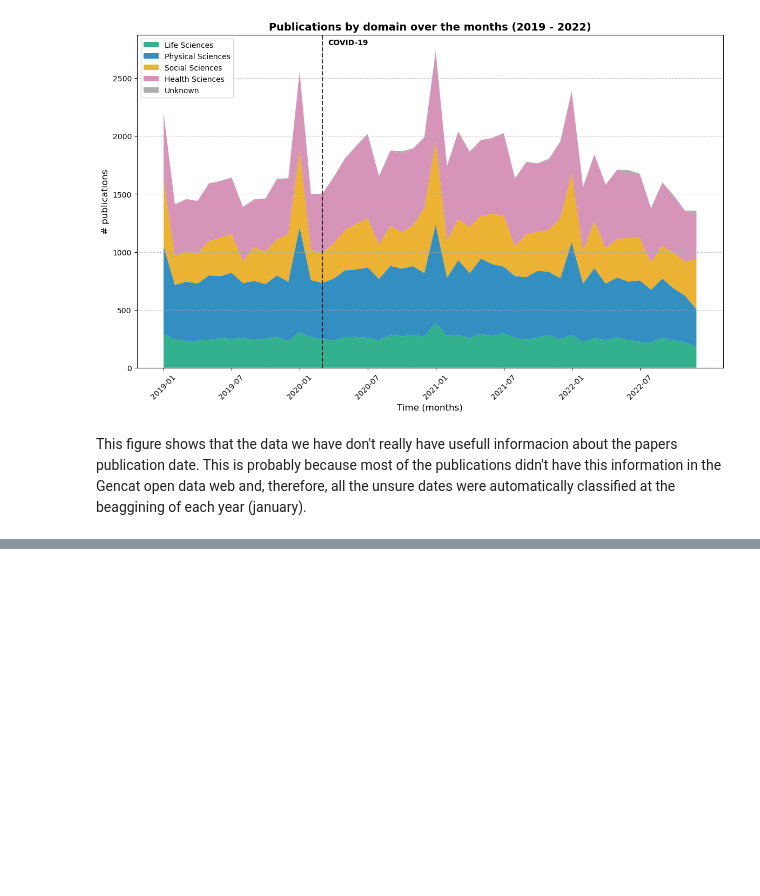
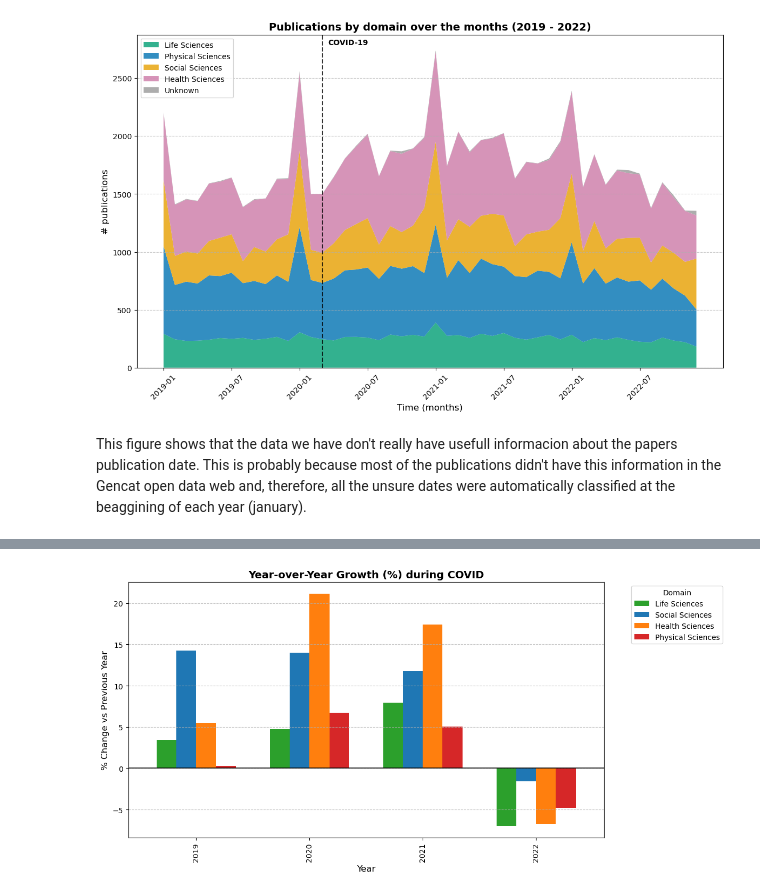
Before and after one commit to AdriRed/science-squared-avbd, a Jupyter notebook: notebooks/05_alba_domains_topics_plots.ipynb, the cells around one changed output, grey strips where cells are left out. Cells and saved outputs as stored; diff of their text form; code cells hidden in the pictures; blank space fills up the shorter version.

```diff
--- a/notebooks/05_alba_plots_domains_topics.ipynb
+++ b/notebooks/05_alba_domains_topics_plots.ipynb
@@ -1329,0 +1384,21 @@ This figure shows that the data we have don't really have usefull informacion ab
+# %%
+# Calculem el creixement % respecte l'any anterior
+creixement = taula_dominis.pct_change() * 100
+
+# Seleccionem els anys del COVID
+anys_covid = [2019, 2020, 2021, 2022]
+dades_covid = creixement.loc[anys_covid]
+
+# Creem un gràfic de barres agrupat
+dades_covid.plot(kind='bar', figsize=(12, 6), color=['#2ca02c', '#1f77b4', '#ff7f0e', '#d62728'], width=0.7)
+
+plt.title("Year-over-Year Growth (%) during COVID", fontweight='bold', fontsize=14)
+plt.xlabel("Year", fontsize=12)
+plt.ylabel("% Change vs Previous Year", fontsize=12)
+plt.axhline(0, color='black', linewidth=1.2) # Línia del 0%
+plt.legend(title="Domain", bbox_to_anchor=(1.05, 1), loc='upper left')
+plt.grid(axis='y', linestyle='--', alpha=0.7)
+plt.tight_layout()
+plt.show()
+# %% [output]
+[figure, added]
```
Also changed, not shown: parts of 5 cells of this notebook.
